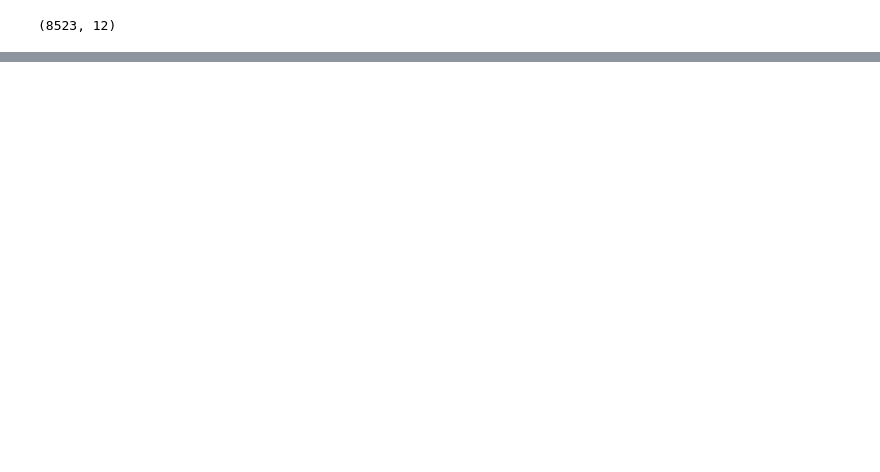
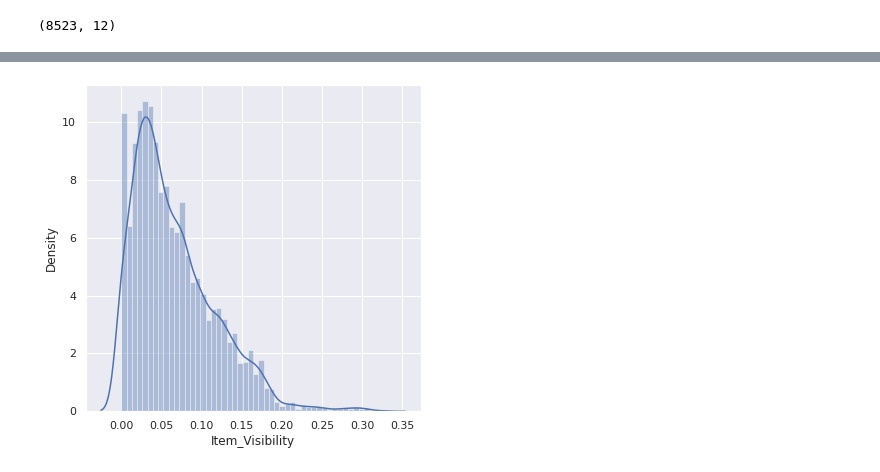
Before and after one commit to viswabalasubramanian/Big-mart-sales, a Jupyter notebook: Big_Mart_Sales_Prediction.ipynb, the cells around one changed output, grey strips where cells are left out. Saved outputs shown, nothing was run; the diff lists cells and outputs as text; code cells hidden in the pictures; blank space fills up the shorter version.

```diff
--- a/Big_Mart_Sales_Prediction.ipynb
+++ b/Big_Mart_Sales_Prediction.ipynb
@@ -65,0 +170,7 @@ Categorical Features:
+# %%
+# Item Visibility distribution
+plt.figure(figsize=(6,6))
+sns.distplot(big_mart_data['Item_Visibility'])
+plt.show()
+# %% [output]
+[figure, added]
```
Also changed, not shown: parts of 61 cells of this notebook.
